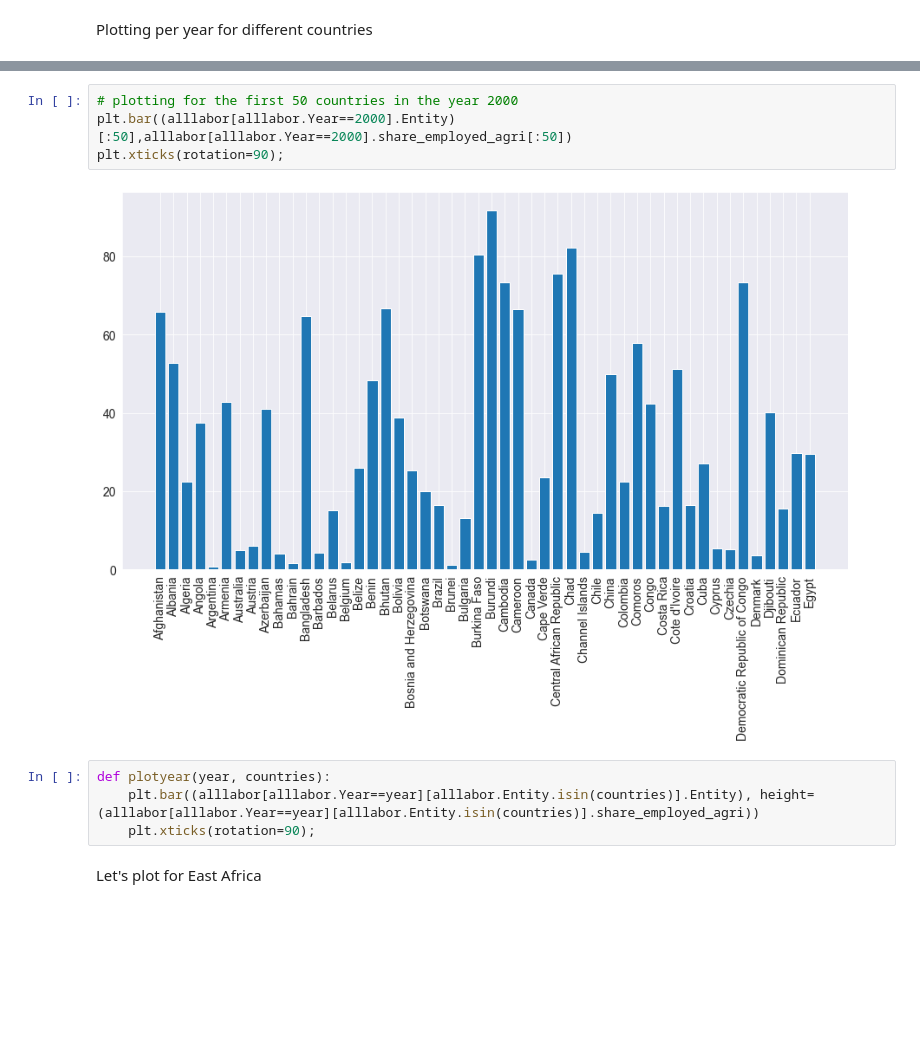
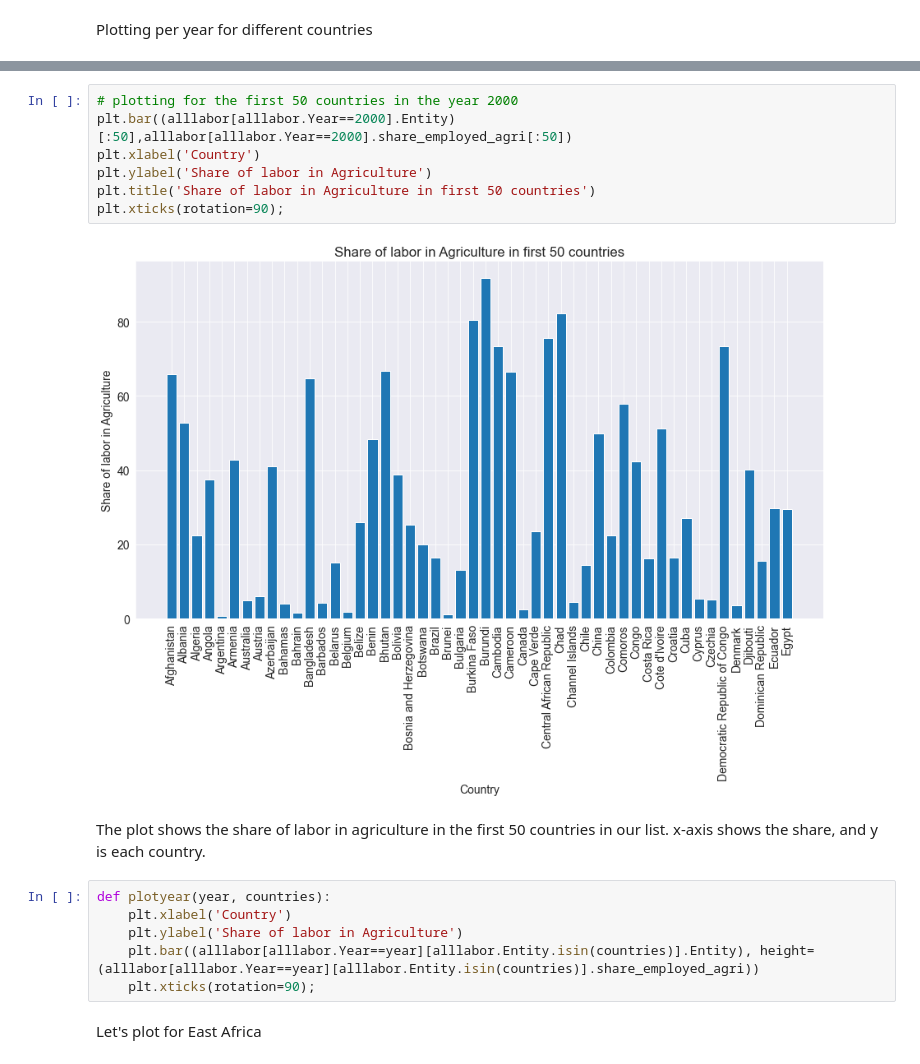
Before and after one commit to Addyzee/Jovian-Data-Analysis-with-Python, a Jupyter notebook: 14- zerotopandas-course-project-starter/zerotopandas-course-project-starter-v-20/labor-in-agriculture.ipynb, the cells around one changed output, grey strips where cells are left out. Saved outputs shown, nothing was run; the diff lists cells and outputs as text; blank space fills up the shorter version.

```diff
--- a/14- zerotopandas-course-project-starter/zerotopandas-course-project-starter-v-20/labor-in-agriculture.ipynb
+++ b/14- zerotopandas-course-project-starter/zerotopandas-course-project-starter-v-20/labor-in-agriculture.ipynb
@@ -329,11 +440,18 @@ alllabor[alllabor.Year==2000]
 # %%
 # plotting for the first 50 countries in the year 2000
 plt.bar((alllabor[alllabor.Year==2000].Entity)[:50],alllabor[alllabor.Year==2000].share_employed_agri[:50])
+plt.xlabel('Country')
+plt.ylabel('Share of labor in Agriculture')
+plt.title('Share of labor in Agriculture in first 50 countries')
 plt.xticks(rotation=90);
 # %% [output]
-[figure, old version]
+[figure, new version]
+# %% [markdown]
+The plot shows the share of labor in agriculture in the first 50 countries in our list. x-axis shows the share, and y is each country.
 # %%
 def plotyear(year, countries):
+    plt.xlabel('Country')
+    plt.ylabel('Share of labor in Agriculture')
     plt.bar((alllabor[alllabor.Year==year][alllabor.Entity.isin(countries)].Entity), height=(alllabor[alllabor.Year==year][alllabor.Entity.isin(countries)].share_employed_agri))
     plt.xticks(rotation=90);
 # %% [markdown]
```
Also changed, not shown: parts of 31 cells of this notebook.
